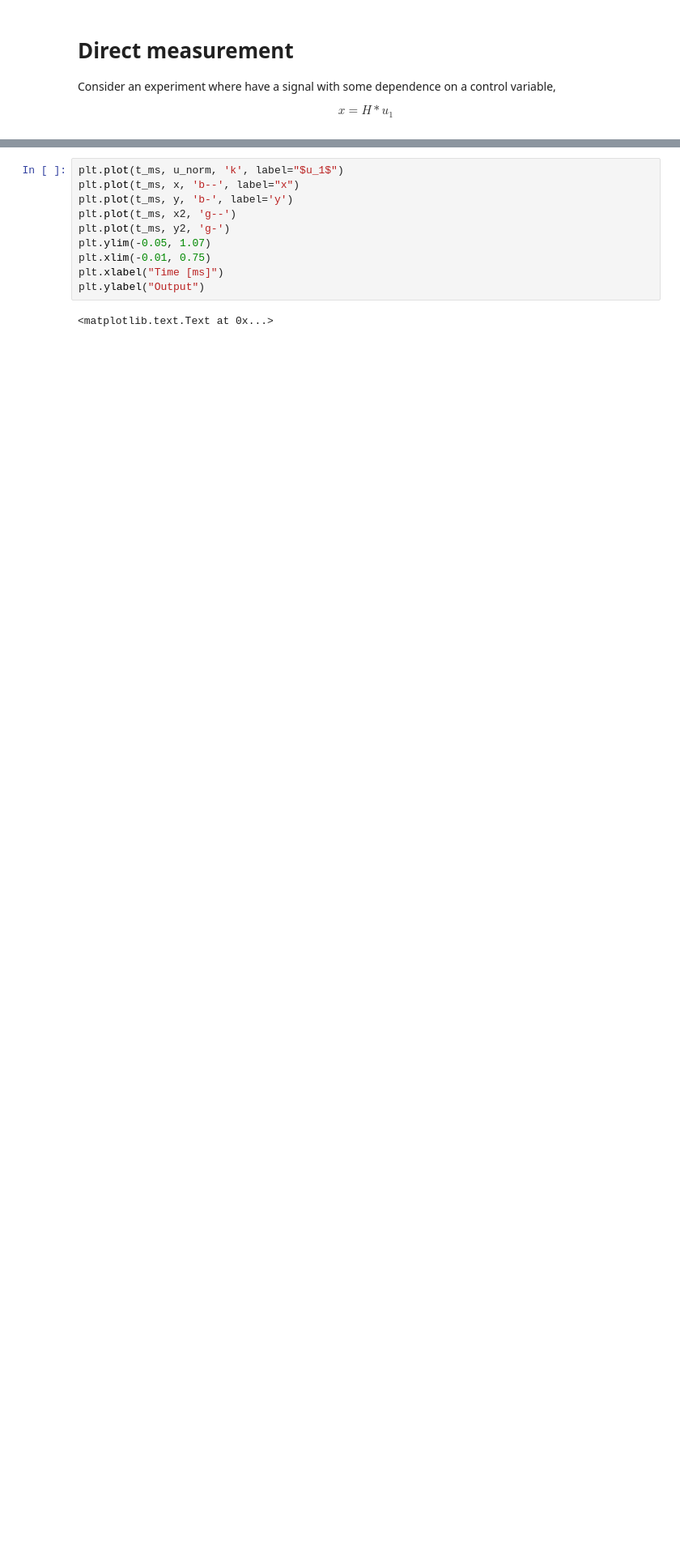
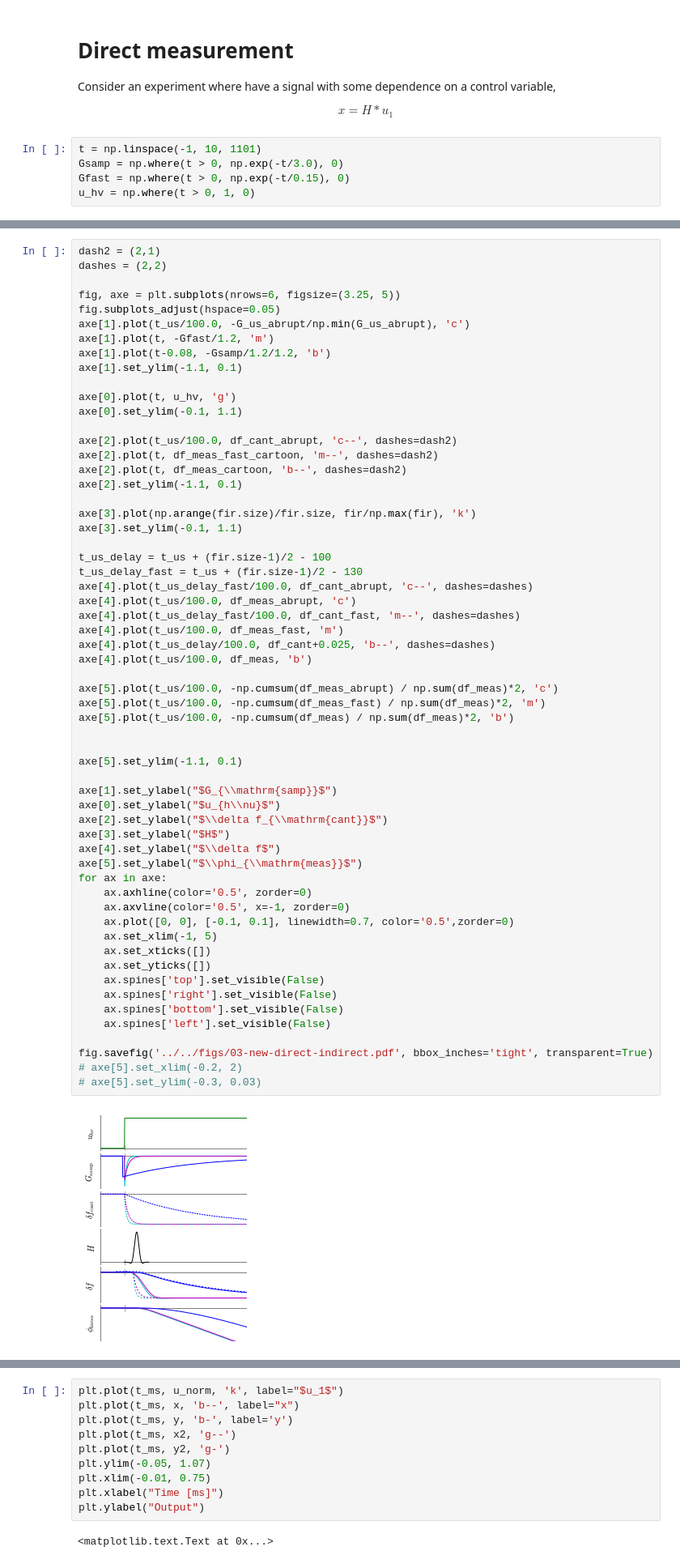
Before and after one commit to ryanpdwyer/1605-phasekick, a Jupyter notebook: notebooks/intro/010-autocorrelation-techniques.ipynb, the cells around one changed output, grey strips where cells are left out. Shown at 81% size. Drawn from its saved outputs; the diff is of its cells as text; blank space fills up the shorter version.

```diff
--- a/notebooks/intro/010-autocorrelation-techniques.ipynb
+++ b/notebooks/intro/010-autocorrelation-techniques.ipynb
@@ -11,3 +14,8 @@ np.random.seed(12456)
 Consider an experiment where have a signal with some dependence on a control variable,
 
 $$x = H \ast u_1$$
+# %%
+t = np.linspace(-1, 10, 1101)
+Gsamp = np.where(t > 0, np.exp(-t/3.0), 0)
+Gfast = np.where(t > 0, np.exp(-t/0.15), 0)
+u_hv = np.where(t > 0, 1, 0)
@@ -13,0 +75,61 @@ $$x = H \ast u_1$$
+# %%
+dash2 = (2,1)
+dashes = (2,2)
+
+fig, axe = plt.subplots(nrows=6, figsize=(3.25, 5))
+fig.subplots_adjust(hspace=0.05)
+axe[1].plot(t_us/100.0, -G_us_abrupt/np.min(G_us_abrupt), 'c')
+axe[1].plot(t, -Gfast/1.2, 'm')
+axe[1].plot(t-0.08, -Gsamp/1.2/1.2, 'b')
+axe[1].set_ylim(-1.1, 0.1)
+
+axe[0].plot(t, u_hv, 'g')
+axe[0].set_ylim(-0.1, 1.1)
+
+axe[2].plot(t_us/100.0, df_cant_abrupt, 'c--', dashes=dash2)
+axe[2].plot(t, df_meas_fast_cartoon, 'm--', dashes=dash2)
+axe[2].plot(t, df_meas_cartoon, 'b--', dashes=dash2)
+axe[2].set_ylim(-1.1, 0.1)
+
+axe[3].plot(np.arange(fir.size)/fir.size, fir/np.max(fir), 'k')
+axe[3].set_ylim(-0.1, 1.1)
+
+t_us_delay = t_us + (fir.size-1)/2 - 100
+t_us_delay_fast = t_us + (fir.size-1)/2 - 130
+axe[4].plot(t_us_delay_fast/100.0, df_cant_abrupt, 'c--', dashes=dashes)
+axe[4].plot(t_us/100.0, df_meas_abrupt, 'c')
+axe[4].plot(t_us_delay_fast/100.0, df_cant_fast, 'm--', dashes=dashes)
+axe[4].plot(t_us/100.0, df_meas_fast, 'm')
+axe[4].plot(t_us_delay/100.0, df_cant+0.025, 'b--', dashes=dashes)
+axe[4].plot(t_us/100.0, df_meas, 'b')
+
+axe[5].plot(t_us/100.0, -np.cumsum(df_meas_abrupt) / np.sum(df_meas)*2, 'c')
+axe[5].plot(t_us/100.0, -np.cumsum(df_meas_fast) / np.sum(df_meas)*2, 'm')
+axe[5].plot(t_us/100.0, -np.cumsum(df_meas) / np.sum(df_meas)*2, 'b')
+
+
+axe[5].set_ylim(-1.1, 0.1)
+
+axe[1].set_ylabel("$G_{\\mathrm{samp}}$")
+axe[0].set_ylabel("$u_{h\\nu}$")
+axe[2].set_ylabel("$\\delta f_{\\mathrm{cant}}$")
+axe[3].set_ylabel("$H$")
+axe[4].set_ylabel("$\\delta f$")
+axe[5].set_ylabel("$\\phi_{\\mathrm{meas}}$")
+for ax in axe:
+    ax.axhline(color='0.5', zorder=0)
+    ax.axvline(color='0.5', x=-1, zorder=0)
+    ax.plot([0, 0], [-0.1, 0.1], linewidth=0.7, color='0.5',zorder=0)
+    ax.set_xlim(-1, 5)
+    ax.set_xticks([])
+    ax.set_yticks([])
+    ax.spines['top'].set_visible(False)
+    ax.spines['right'].set_visible(False)
+    ax.spines['bottom'].set_visible(False)
+    ax.spines['left'].set_visible(False)
+
+fig.savefig('../../figs/03-new-direct-indirect.pdf', bbox_inches='tight', transparent=True)
+# axe[5].set_xlim(-0.2, 2)
+# axe[5].set_ylim(-0.3, 0.03)
+# %% [output]
+[figure, added]
```
Also changed, not shown: parts of 13 cells of this notebook, 10 other files.
